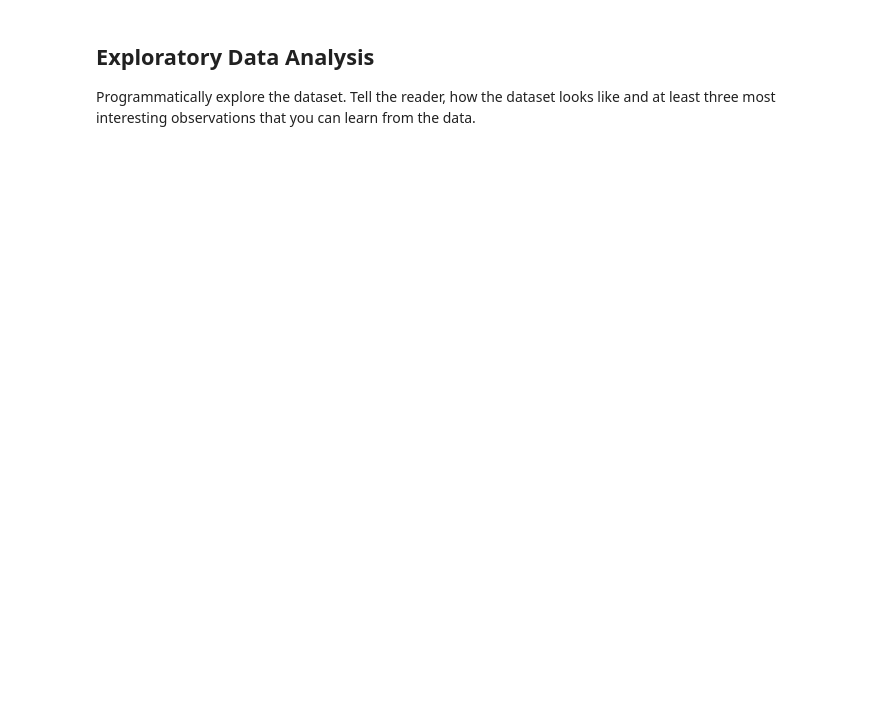
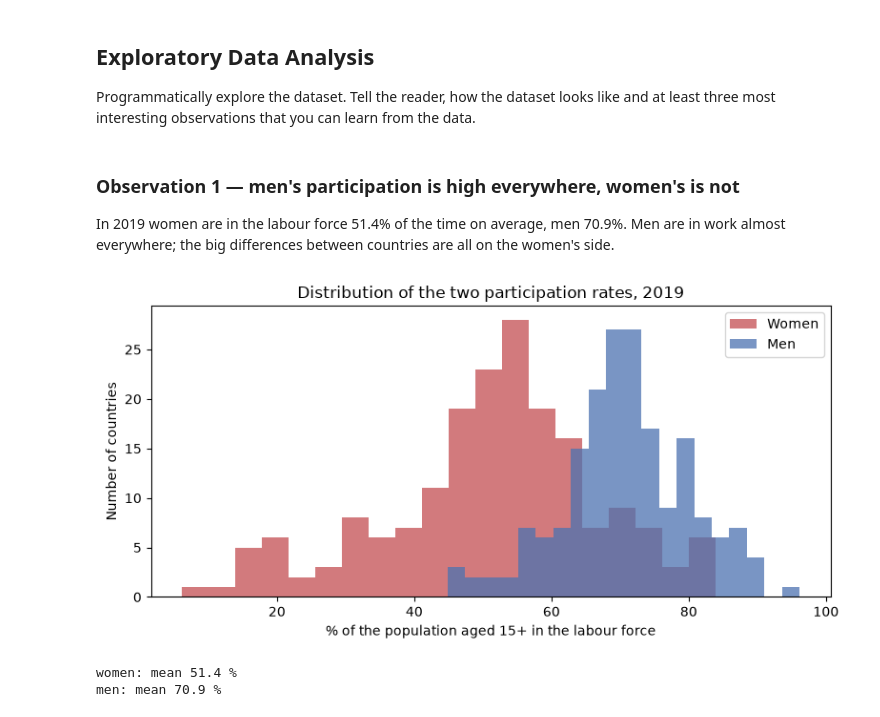
Before and after one commit to Trista-xx/SFDS_assignment, a Jupyter notebook: 202516801504_CSCU9M3_TheAssignment_Aut26.ipynb, the cells around one changed output. Drawn from its saved outputs; the diff is of its cells as text; code cells hidden in the pictures; blank space fills up the shorter version.

Commit message:
data analysis

```diff
--- a/202516801504_CSCU9M3_TheAssignment_Aut26.ipynb
+++ b/202516801504_CSCU9M3_TheAssignment_Aut26.ipynb
@@ -151,0 +136,14 @@ per indicator has 265 rows(265 economies x 8 indicators = 2120)
+# %%
+#remove regional aggregates
+country = pd.read_csv("Gender_StatsCountry.csv",
+                      usecols=["Country Code", "Short Name", "Region", "Income Group"])
+print("economies in the country file:", len(country))
+
+long = long.merge(country, on="Country Code", how="left")
+
+# economies with no region are averages, not countries
+aggregates = country.loc[country["Region"].isna(), "Country Code"].tolist()
+print("regional averages to remove:", len(aggregates))
+
+long = long[~long["Country Code"].isin(aggregates)]
+print("rows left:", len(long), "| countries left:", long["Country Code"].nunique())
@@ -151,0 +154,14 @@ per indicator has 265 rows(265 economies x 8 indicators = 2120)
+# %%
+# one row per country and year, plus the gap
+
+data = long.pivot_table(index=["Country Code", "Year"],
+                        columns="Indicator Code",
+                        values="Value").reset_index()
+
+data = data.merge(country, on="Country Code", how="left")
+
+# men's rate minus women's rate
+data["LFPR_gap"] = data["SL.TLF.CACT.MA.ZS"] - data["SL.TLF.CACT.FE.ZS"]
+
+print("shape:", data.shape)
+data.dropna(subset=["LFPR_gap"]).head()      # only rows that really have data
@@ -152,3 +176,28 @@ per indicator has 265 rows(265 economies x 8 indicators = 2120)
 # %% [markdown]
 ## Exploratory Data Analysis
 Programmatically explore the dataset. Tell the reader, how the dataset looks like and at least three most interesting observations that you can learn from the data.
+# %% [markdown]
+### Observation 1 — men's participation is high everywhere, women's is not
+
+In 2019 women are in the labour force 51.4% of the time on average, men 70.9%. Men are in work almost
+everywhere; the big differences between countries are all on the women's side.
+# %%
+#the distribution of the two rates in 2019
+data_2019 = data[data["Year"] == 2019].copy()
+fig, ax = plt.subplots(figsize=(8, 4))
+
+ax.hist(data_2019["SL.TLF.CACT.FE.ZS"], bins=20, color="#c44e52", alpha=0.75, label="Women")
+ax.hist(data_2019["SL.TLF.CACT.MA.ZS"], bins=20, color="#4c72b0", alpha=0.75, label="Men")
+
+ax.set_title("Distribution of the two participation rates, 2019")
+ax.set_xlabel("% of the population aged 15+ in the labour force")
+ax.set_ylabel("Number of countries")
+ax.legend()
+plt.tight_layout()
+plt.show()
+print("women: mean",round(data_2019["SL.TLF.CACT.FE.ZS"].mean(),1),"%")
+print("men: mean",round(data_2019["SL.TLF.CACT.MA.ZS"].mean(),1),"%")
+# %% [output]
+[figure, added]
+women: mean 51.4 %
+men: mean 70.9 %
```
Also changed, not shown: parts of 43 cells of this notebook.
